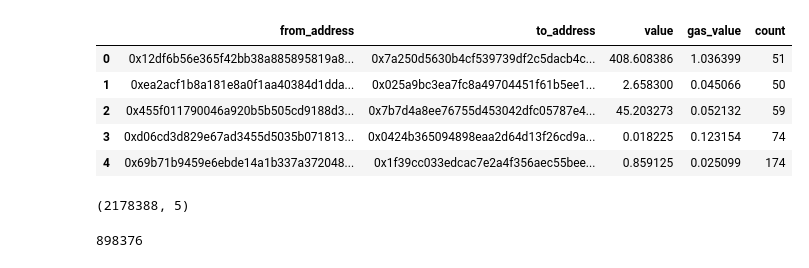
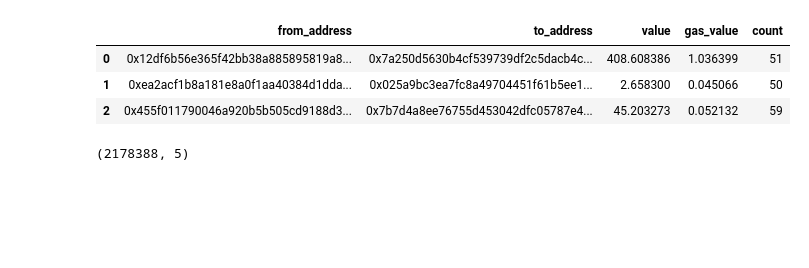
Before and after one commit to sheilafarrahi/thesis, a Jupyter notebook: prepare-data.ipynb, the cells around one changed output. Cells and saved outputs as stored; diff of their text form; code cells hidden in the pictures; blank space fills up the shorter version.

```diff
--- a/prepare-data.ipynb
+++ b/prepare-data.ipynb
@@ -4,20 +4,13 @@ import matplotlib.pyplot as plt
 import pandas as pd
 # %%
 df = pd.read_csv('gs://ggf-eth-data/unprocessed_ethereum_2018_2020')
-df.head()
+df.head(3)
 # %% [output]
 |  | from_address | to_address | value | gas_value | count |
 | 0 | 0x12df6b56e365f42bb38a885895819a8... | 0x7a250d5630b4cf539739df2c5dacb4c... | 408.608386 | 1.036399 | 51 |
 | 1 | 0xea2acf1b8a181e8a0f1aa40384d1dda... | 0x025a9bc3ea7fc8a49704451f61b5ee1... | 2.658300 | 0.045066 | 50 |
 | 2 | 0x455f011790046a920b5b505cd9188d3... | 0x7b7d4a8ee76755d453042dfc05787e4... | 45.203273 | 0.052132 | 59 |
-| 3 | 0xd06cd3d829e67ad3455d5035b071813... | 0x0424b365094898eaa2d64d13f26cd9a... | 0.018225 | 0.123154 | 74 |
-| 4 | 0x69b71b9459e6ebde14a1b337a372048... | 0x1f39cc033edcac7e2a4f356aec55bee... | 0.859125 | 0.025099 | 174 |
 # %%
 df.shape
 # %% [output]
 (2178388, 5)
-# %%
-# unique accounts
-len(df['from_address'].unique())
-# %% [output]
-898376
```
Also changed, not shown: parts of 17 cells of this notebook.
